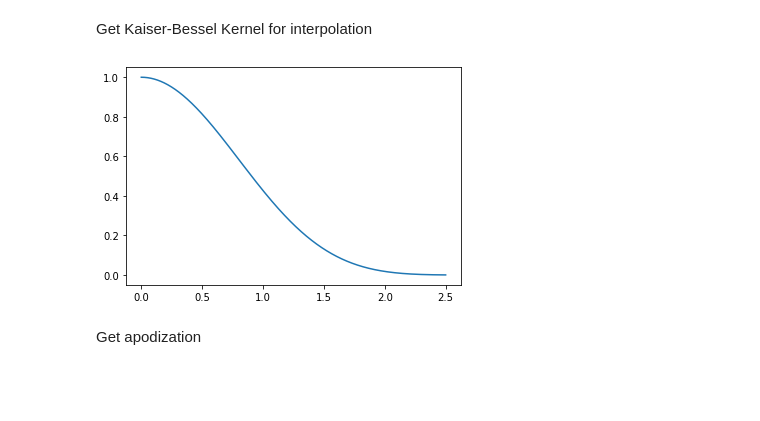
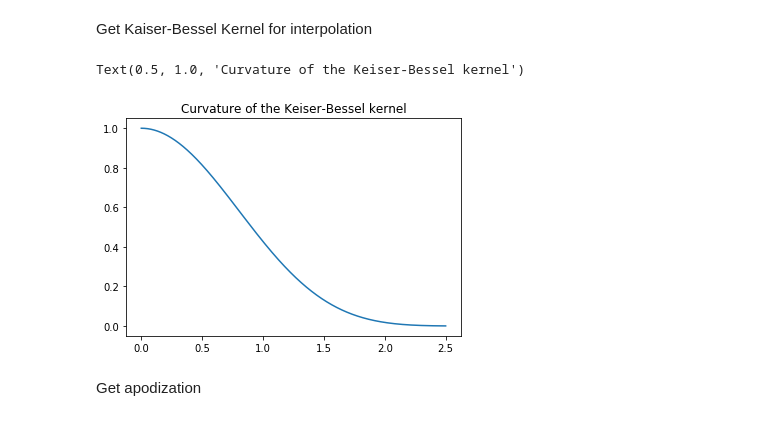
Before and after one commit to ISMRM/rrsg_challenge_01, a Jupyter notebook: python/rrsg_cgreco/step_by_step_recon.ipynb, the cells around one changed output. Cells and saved outputs as stored; diff of their text form; code cells hidden in the pictures; blank space fills up the shorter version.

```diff
--- a/python/rrsg_cgreco/step_by_step_recon.ipynb
+++ b/python/rrsg_cgreco/step_by_step_recon.ipynb
@@ -192,0 +149,3 @@ else:
+# %%
+path_to_default = '../default.txt'
+parameter = recon.setup_parameter_dict(path_to_default, rawdata, trajectory, data_par=data_par)
@@ -273,12 +235,14 @@ Get Kaiser-Bessel Kernel for interpolation
 # %%
 # FFT settings
 kerneltable, kerneltable_FT, u = calculate_keiser_bessel_kernel(
     gridsize=parameter["Data"]["num_reads"],
     **parameter["FFT"],
     **parameter["Data"])
 plt.plot(u, kerneltable);
+plt.title('Curvature of the Keiser-Bessel kernel')
 # %% [output]
+Text(0.5, 1.0, 'Curvature of the Keiser-Bessel kernel')
-[figure, old version]
+[figure, new version]
 # %% [markdown]
 Get apodization
 # %%
```
Also changed, not shown: parts of 13 cells of this notebook.
